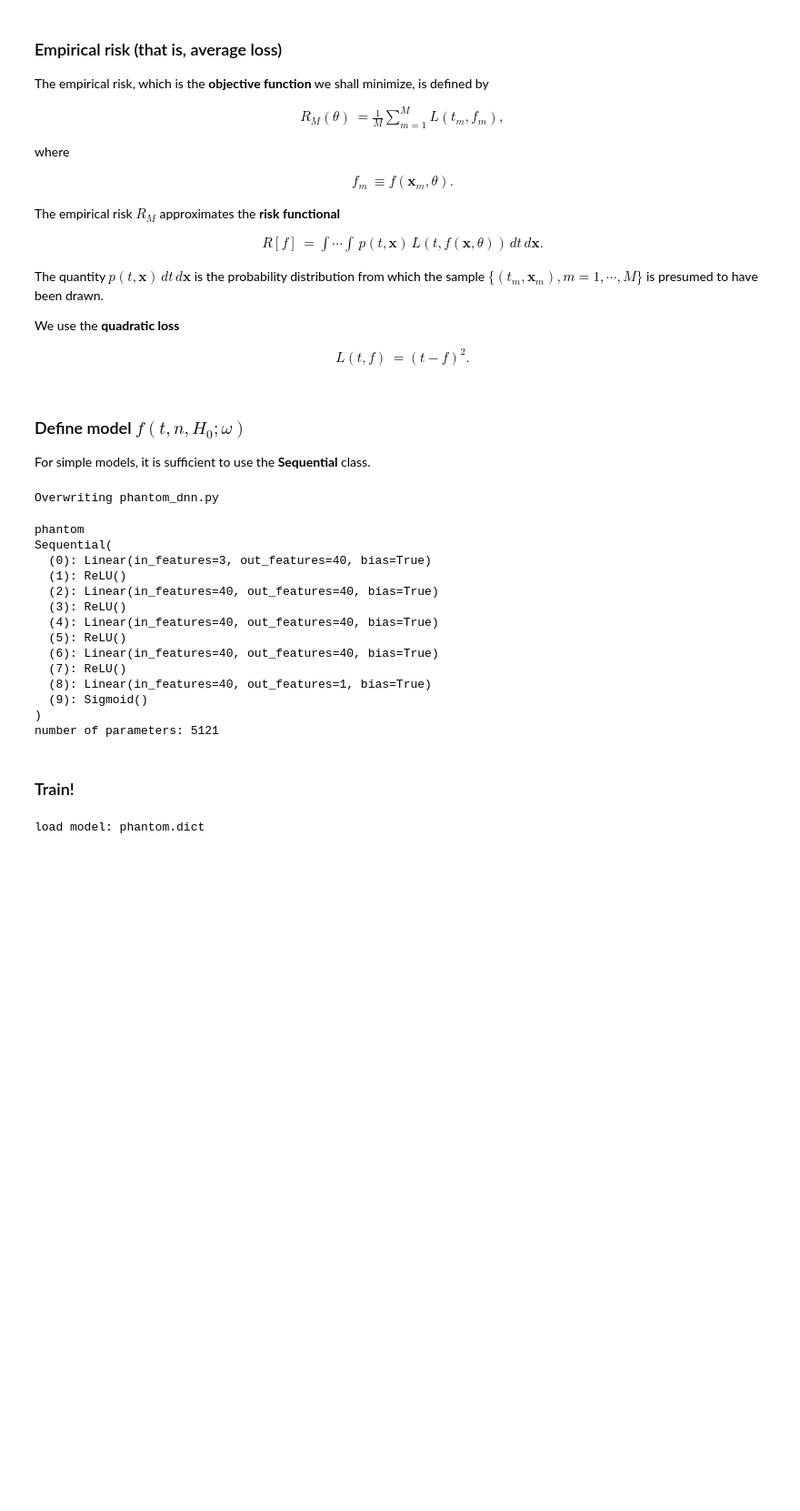
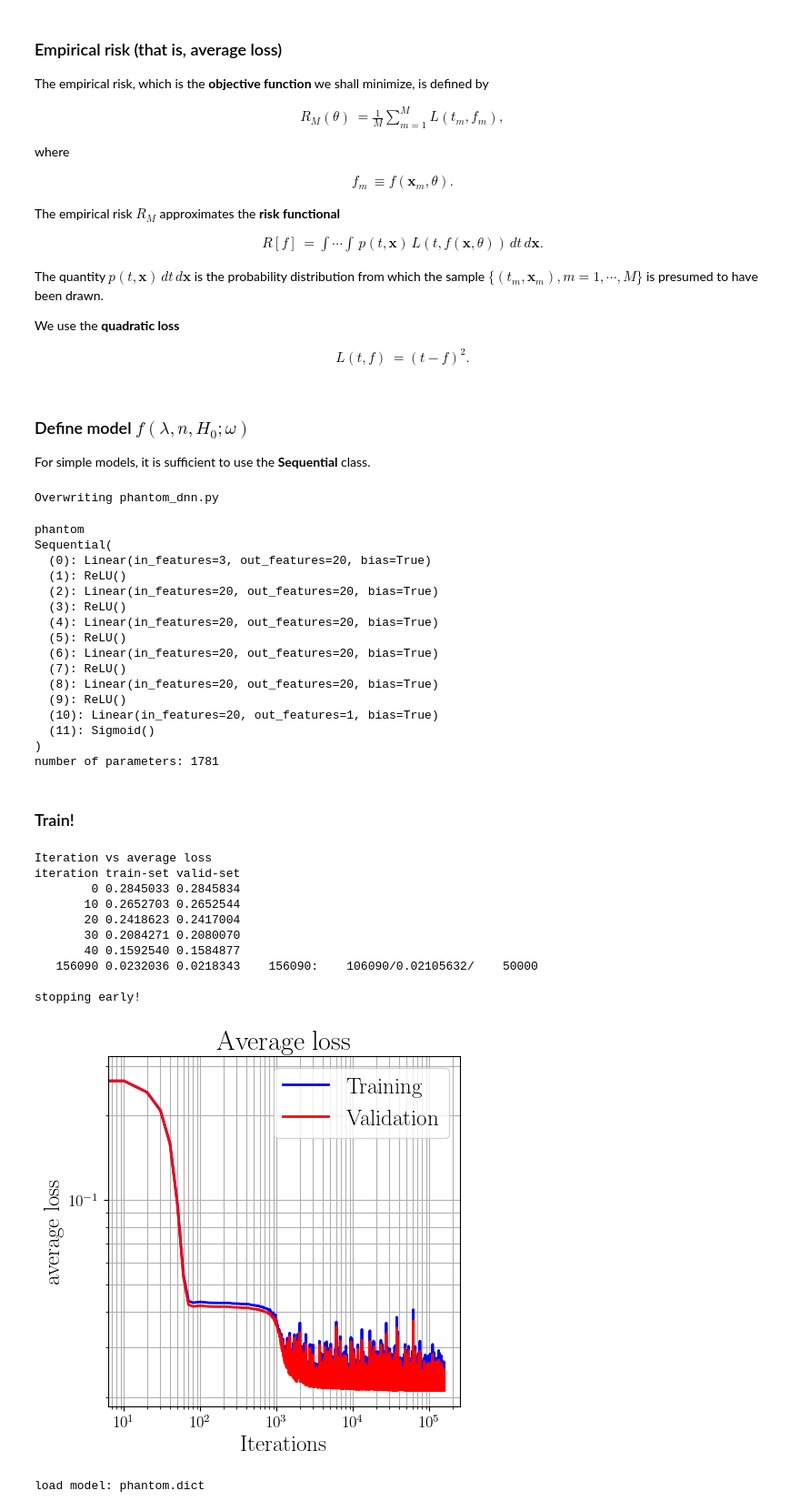
Before and after one commit to hbprosper/CLASHEP, a Jupyter notebook: 02_ml/02_phantom_inference.ipynb, the cells around one changed output. Shown: that part at 91% size. Drawn from its saved outputs; the diff is of its cells as text; code cells hidden in the pictures; blank space fills up the shorter version.

```diff
--- a/02_ml/02_phantom_inference.ipynb
+++ b/02_ml/02_phantom_inference.ipynb
@@ -415,7 +420,7 @@ We use the __quadratic loss__
     L(t, f) &= (t - f)^2 .
 \end{align}
 # %% [markdown]
-### Define model $f(t, n, H_0; \omega)$
+### Define model $f(\lambda, n, H_0; \omega)$
 
 For simple models, it is sufficient to use the __Sequential__ class.
 # %%
@@ -424,23 +429,27 @@ For simple models, it is sufficient to use the __Sequential__ class.
 name     = 'phantom'
 features = ['lo', 'n', 'H0']
 target   = 'Zo'
+nodes    = 20
 
 import torch
 import torch.nn as nn
 
-model = nn.Sequential(nn.Linear( len(features), 40),
+model = nn.Sequential(nn.Linear( len(features), nodes),
                       nn.ReLU(),
 
-                      nn.Linear(40, 40),
+                      nn.Linear(nodes, nodes),
                       nn.ReLU(),
 
-                      nn.Linear(40, 40),
+                      nn.Linear(nodes, nodes),
                       nn.ReLU(),
 
-                      nn.Linear(40, 40),
+                      nn.Linear(nodes, nodes),
                       nn.ReLU(),
 
-                      nn.Linear(40, 1),
+                      nn.Linear(nodes, nodes),
+                      nn.ReLU(),
+
+                      nn.Linear(nodes, 1),
                       nn.Sigmoid())
 # %% [output]
 Overwriting phantom_dnn.py
@@ -613,6 +622,7 @@ def number_of_parameters(model):
     return sum(p.numel() for p in model.parameters() if p.requires_grad)
 
 name     = NN.name
+modelfile= f'{name:s}.dict'
 model    = NN.model.to(device)
 features = NN.features
 target   = NN.target
@@ -622,20 +632,55 @@ print('number of parameters: %d' % number_of_parameters(model))
 # %% [output]
 phantom
 Sequential(
-  (0): Linear(in_features=3, out_features=40, bias=True)
+  (0): Linear(in_features=3, out_features=20, bias=True)
   (1): ReLU()
-  (2): Linear(in_features=40, out_features=40, bias=True)
+  (2): Linear(in_features=20, out_features=20, bias=True)
   (3): ReLU()
-  (4): Linear(in_features=40, out_features=40, bias=True)
+  (4): Linear(in_features=20, out_features=20, bias=True)
   (5): ReLU()
-  (6): Linear(in_features=40, out_features=40, bias=True)
+  (6): Linear(in_features=20, out_features=20, bias=True)
   (7): ReLU()
-  (8): Linear(in_features=40, out_features=1, bias=True)
-  (9): Sigmoid()
+  (8): Linear(in_features=20, out_features=20, bias=True)
+  (9): ReLU()
+  (10): Linear(in_features=20, out_features=1, bias=True)
+  (11): Sigmoid()
 )
-number of parameters: 5121
+number of parameters: 1781
 # %% [markdown]
 ### Train!
 # %%
 traces = ([], [], [])
 traces_step = 10
+# %%
+n_batch       =     50
+n_iterations  =1000000
+early_stopping=  50000
+learning_rate = 1.e-3
+
+optimizer     = torch.optim.Adam(model.parameters(),
+                                 lr=learning_rate)
+
+traces = train(model, optimizer,
+                  modelfile, early_stopping,
+                  average_quadratic_loss,
+                  get_random_batch,
+                  train_x, train_t,
+                  valid_x, valid_t,
+                  n_batch,
+                  n_iterations,
+                  traces,
+                  step=traces_step)
+
+plot_average_loss(traces)
+# %% [output]
+Iteration vs average loss
+iteration train-set valid-set
+        0 0.2845033 0.2845834
+       10 0.2652703 0.2652544
+       20 0.2418623 0.2417004
+       30 0.2084271 0.2080070
+       40 0.1592540 0.1584877
+   156090 0.0232036 0.0218343    156090:    106090/0.02105632/    50000
+
+stopping early!
+[figure, added]
```
Also changed, not shown: parts of 13 cells of this notebook, 3 other files.
